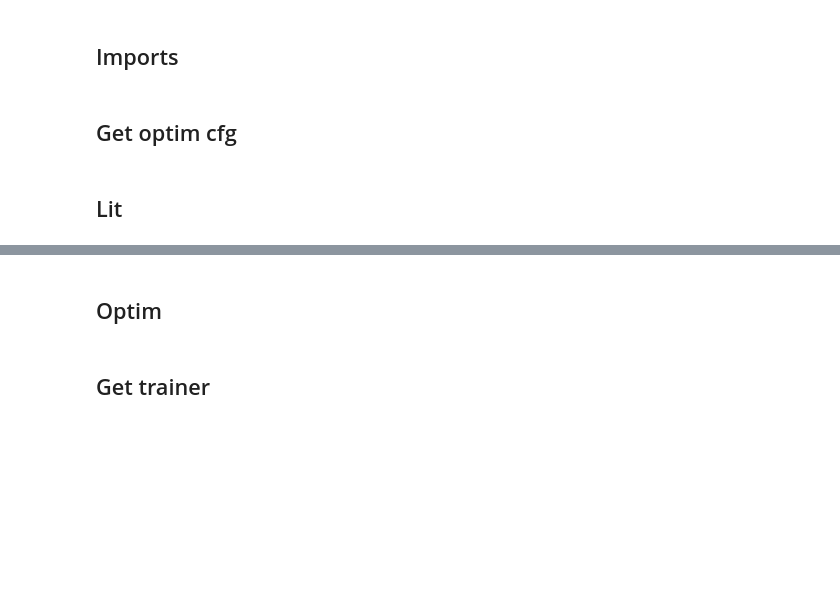
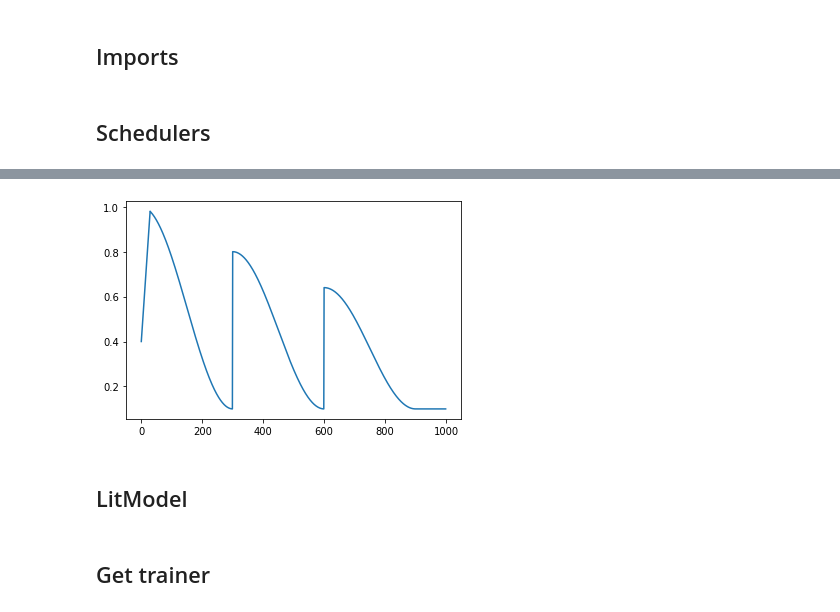
Before and after one commit to anhvth/pl_exp, a Jupyter notebook: nbs/01_lit_model.ipynb, the cells around one changed output, grey strips where cells are left out. Drawn from its saved outputs; the diff is of its cells as text; code cells hidden in the pictures; blank space fills up the shorter version.

```diff
--- a/nbs/01_lit_model.ipynb
+++ b/nbs/01_lit_model.ipynb
@@ -30,2 +30,0 @@ from torch.optim.lr_scheduler import LambdaLR
-# %% [markdown]
-## Get optim cfg
@@ -40,2 +31,2 @@ def get_optim_cfg(epochs, steps_per_ep,
 # %% [markdown]
-## Lit
+## Schedulers
@@ -41,0 +103,5 @@ def get_optim_cfg(epochs, steps_per_ep,
+# %%
+
+fn = fn_schedule_cosine_with_warmpup_decay_timm(100, 10, 30, 3)
+plot_lr_step_schedule(fn, 100, 10)
+# %% [output]
@@ -41,0 +109 @@ def get_optim_cfg(epochs, steps_per_ep,
+[figure, added]
@@ -42,2 +112,2 @@ def get_optim_cfg(epochs, steps_per_ep,
 # %% [markdown]
-## Optim
+## LitModel
```
Also changed, not shown: parts of 32 cells of this notebook, 4 other files.
